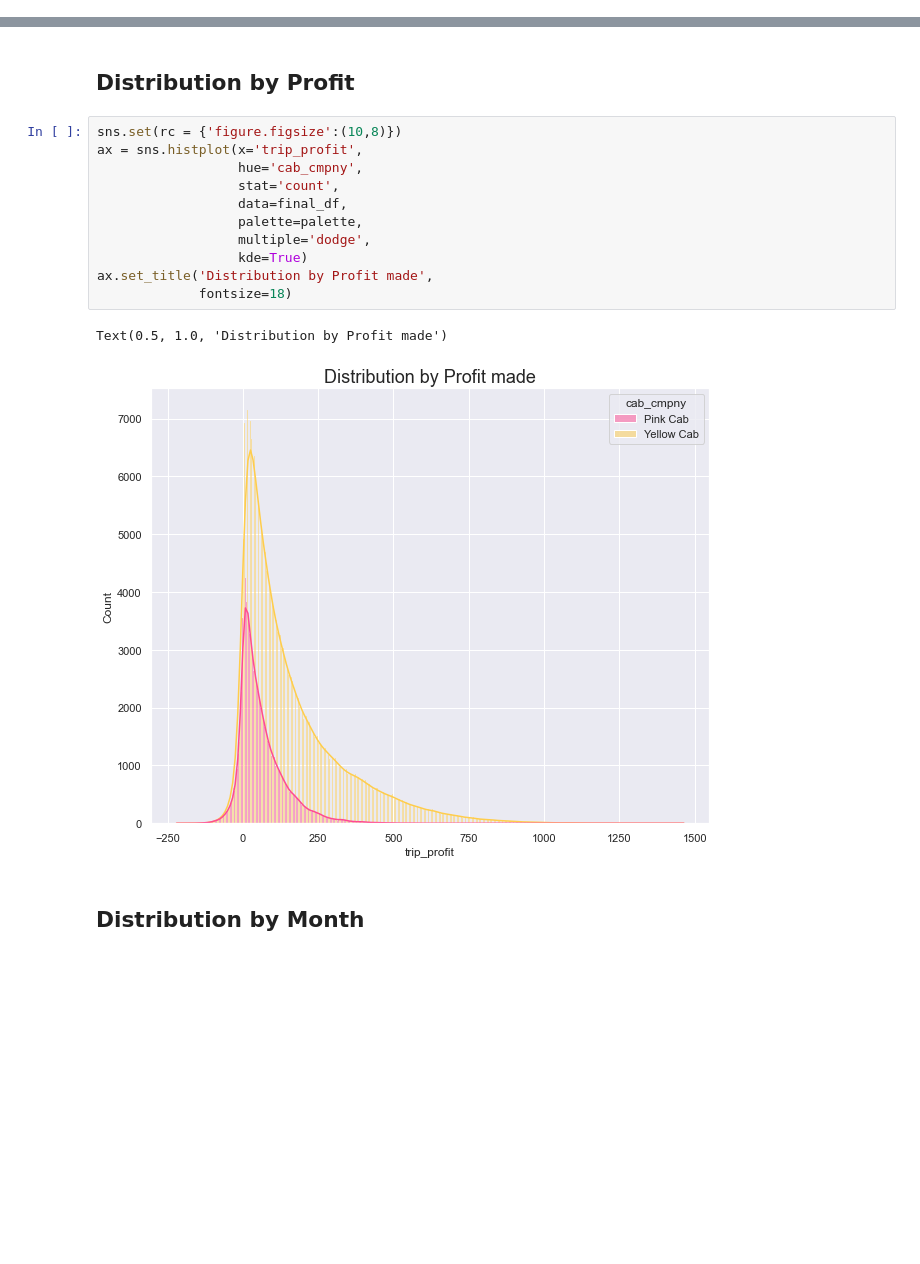
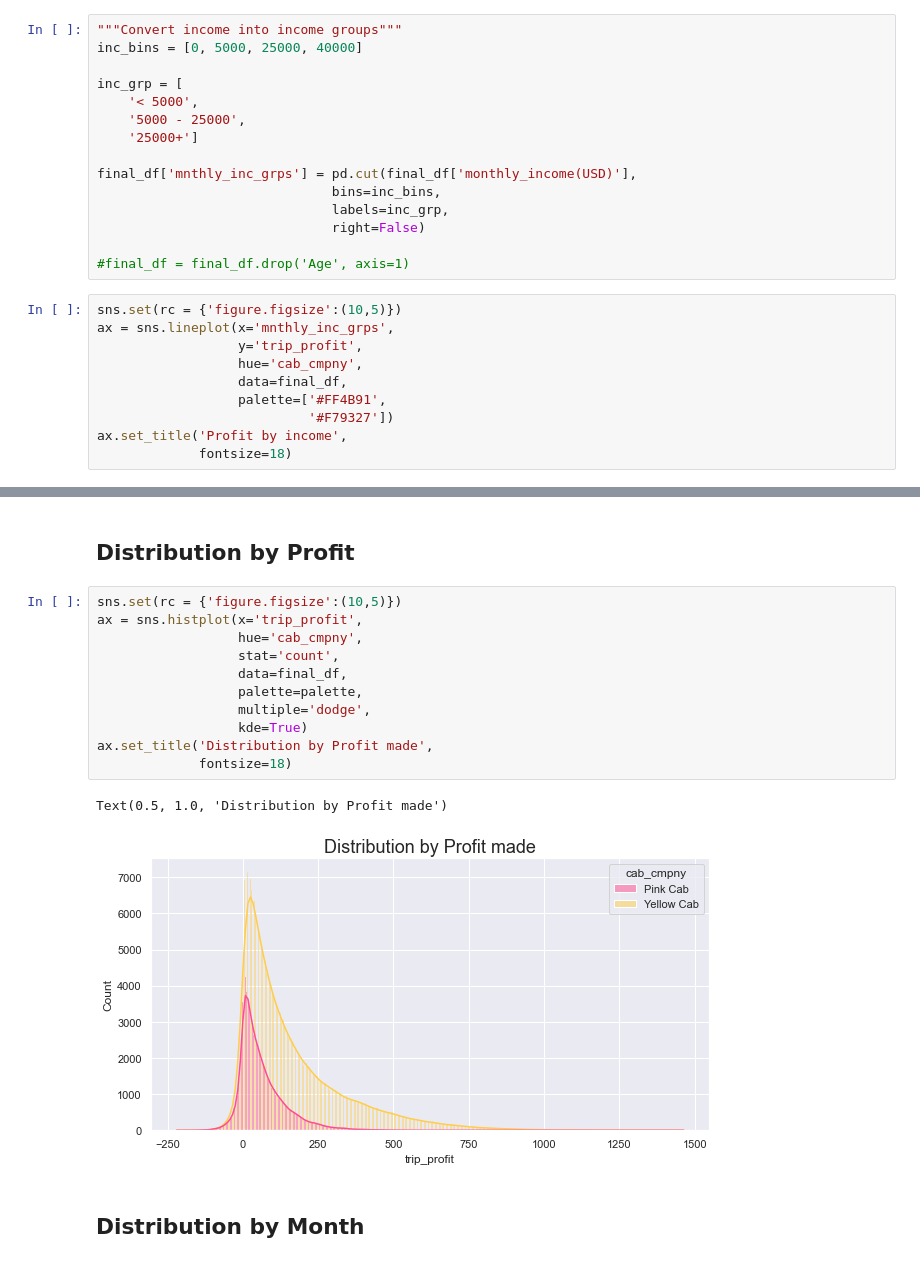
Before and after one commit to Ashish-Sasna/Data-Glacier, a Jupyter notebook: Week 2/Scripts/G2M_Insights.ipynb, the cells around one changed output, grey strips where cells are left out. Cells and saved outputs as stored; diff of their text form; blank space fills up the shorter version.

```diff
--- a/Week 2/Scripts/G2M_Insights.ipynb
+++ b/Week 2/Scripts/G2M_Insights.ipynb
@@ -513,0 +597,25 @@ Text(0.5, 1.0, 'Distribution by Monthly Income')
+# %%
+"""Convert income into income groups"""
+inc_bins = [0, 5000, 25000, 40000]
+
+inc_grp = [
+    '< 5000',
+    '5000 - 25000',
+    '25000+']
+
+final_df['mnthly_inc_grps'] = pd.cut(final_df['monthly_income(USD)'],
+                              bins=inc_bins,
+                              labels=inc_grp,
+                              right=False)
+
+#final_df = final_df.drop('Age', axis=1)
+# %%
+sns.set(rc = {'figure.figsize':(10,5)})
+ax = sns.lineplot(x='mnthly_inc_grps',
+                  y='trip_profit',
+                  hue='cab_cmpny',
+                  data=final_df,
+                  palette=['#FF4B91',
+                           '#F79327'])
+ax.set_title('Profit by income',
+             fontsize=18)
@@ -514,19 +625,19 @@ Text(0.5, 1.0, 'Distribution by Monthly Income')
 # %% [markdown]
 ## Distribution by Profit
 # %%
-sns.set(rc = {'figure.figsize':(10,8)})
+sns.set(rc = {'figure.figsize':(10,5)})
 ax = sns.histplot(x='trip_profit',
                   hue='cab_cmpny',
                   stat='count',
                   data=final_df,
                   palette=palette,
                   multiple='dodge',
                   kde=True)
 ax.set_title('Distribution by Profit made',
              fontsize=18)
 # %% [output]
 Text(0.5, 1.0, 'Distribution by Profit made')
-[figure, old version]
+[figure, new version]
 # %% [markdown]
 ## Distribution by Month
 # %%
```
Also changed, not shown: parts of 21 cells of this notebook, 2 other files.
